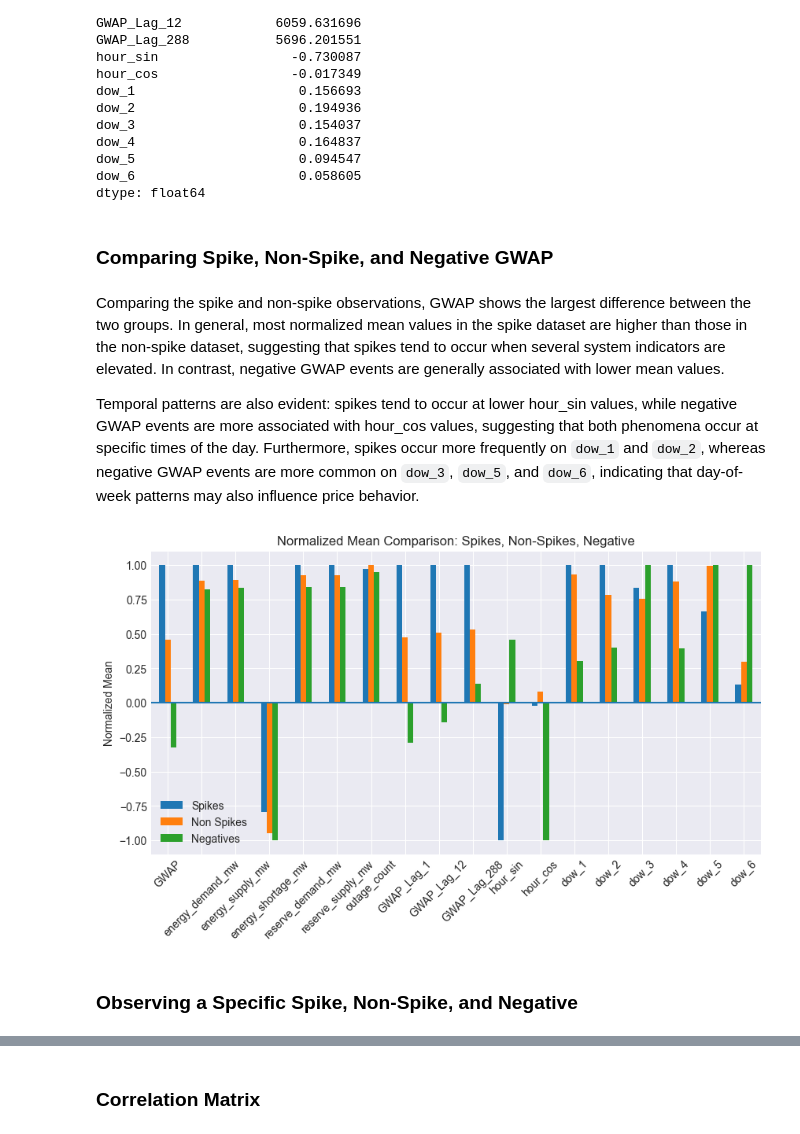
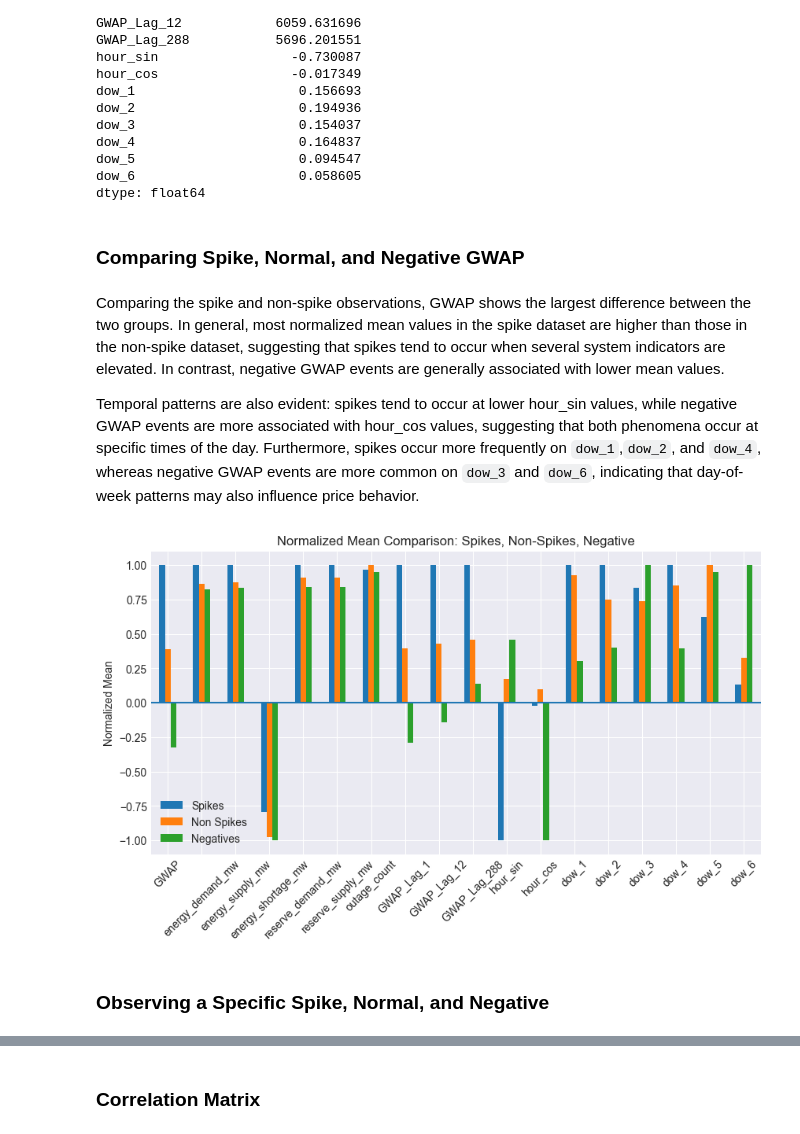
Before and after one commit to haniellejermayn/wesm-price-prediction, a Jupyter notebook: 02_EDA.ipynb, the cells around one changed output, grey strips where cells are left out. Cells and saved outputs as stored; diff of their text form; code cells hidden in the pictures.

Commit message:
minor edit, defined what normal gwap is

```diff
--- a/02_EDA.ipynb
+++ b/02_EDA.ipynb
@@ -385,31 +408,31 @@ dow_5                     0.094547
 dow_6                     0.058605
 dtype: float64
 # %% [markdown]
-### Comparing Spike, Non-Spike, and Negative GWAP
+### Comparing Spike, Normal, and Negative GWAP
 # %% [markdown]
 Comparing the spike and non-spike observations, GWAP shows the largest difference between the two groups. In general, most normalized mean values in the spike dataset are higher than those in the non-spike dataset, suggesting that spikes tend to occur when several system indicators are elevated. In contrast, negative GWAP events are generally associated with lower mean values.
 
-Temporal patterns are also evident: spikes tend to occur at lower hour_sin values, while negative GWAP events are more associated with hour_cos values, suggesting that both phenomena occur at specific times of the day. Furthermore, spikes occur more frequently on `dow_1` and `dow_2`, whereas negative GWAP events are more common on `dow_3`, `dow_5`, and `dow_6`, indicating that day-of-week patterns may also influence price behavior.
+Temporal patterns are also evident: spikes tend to occur at lower hour_sin values, while negative GWAP events are more associated with hour_cos values, suggesting that both phenomena occur at specific times of the day. Furthermore, spikes occur more frequently on `dow_1`,`dow_2`, and `dow_4`, whereas negative GWAP events are more common on `dow_3` and `dow_6`, indicating that day-of-week patterns may also influence price behavior.
 # %%
 negatives = df[df["GWAP"] < 0].copy()
-no_spikes = df[(df["GWAP"] <= 10000) & (df["GWAP"] > 0)].copy()
+no_spikes = df[(df["GWAP"] <= 5000) & (df["GWAP"] > 0)].copy()
 
 comparison = pd.DataFrame({
     "Spikes": spikes.mean(numeric_only=True),
     "Non Spikes": no_spikes.mean(numeric_only=True),
     "Negatives": negatives.mean(numeric_only=True)
 })
 
 comparison_norm = comparison.div(comparison.abs().max(axis=1), axis=0)
 
 comparison_norm.plot(kind="bar", figsize=(10,5))
 plt.axhline(0)
 plt.title("Normalized Mean Comparison: Spikes, Non-Spikes, Negative")
 plt.ylabel("Normalized Mean")
 plt.xticks(rotation=45)
 plt.show()
 # %% [output]
-[figure, old version]
+[figure, new version]
 # %% [markdown]
-### Observing a Specific Spike, Non-Spike, and Negative
+### Observing a Specific Spike, Normal, and Negative
 # %% [markdown]
```
Also changed, not shown: parts of 9 cells of this notebook.
